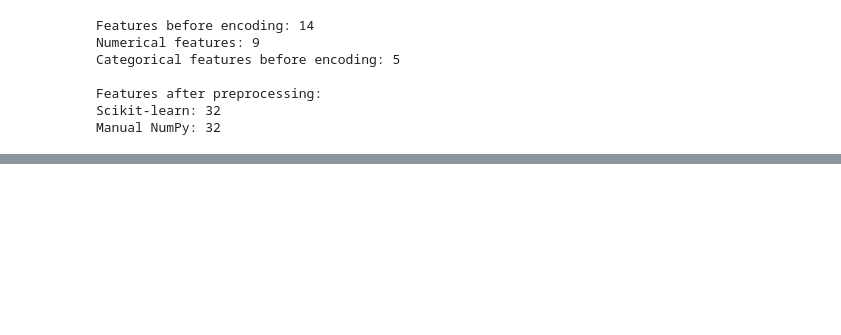
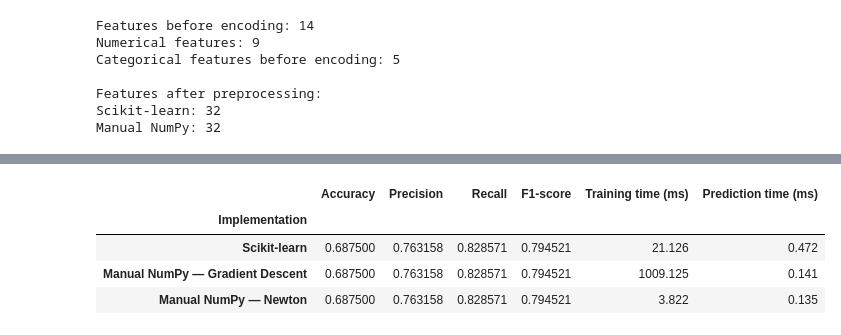
Before and after one commit to AbhikarshRaj/202618066_Abhikarsh_Raj_DS605, a Jupyter notebook: 202618066_LAB_5/202618066_Lab_05.ipynb, the cells around one changed output, grey strips where cells are left out. Saved outputs shown, nothing was run; the diff lists cells and outputs as text; code cells hidden in the pictures; blank space fills up the shorter version.

Commit message:
Beating Scikit with manual Approach

```diff
--- a/202618066_LAB_5/202618066_Lab_05.ipynb
+++ b/202618066_LAB_5/202618066_Lab_05.ipynb
@@ -673,6 +736,13 @@ print(f"RMSE:            {manual_lr_rmse:.6f}")
 print(f"R²:              {manual_lr_r2:.6f}")
 print(f"Training time:   {manual_lr_train_time * 1000:.3f} ms")
 print(f"Prediction time: {manual_lr_predict_time * 1000:.3f} ms")
+least_squares_results = {
+    "MAE": manual_lr_mae,
+    "RMSE": manual_lr_rmse,
+    "R²": manual_lr_r2,
+    "Training time (ms)": manual_lr_train_time * 1000,
+    "Prediction time (ms)": manual_lr_predict_time * 1000
+}
 # %% [output]
 MAE:             0.108565
 RMSE:            0.142306
@@ -1161,0 +1232,76 @@ Manual LGR training speedup after Newton optimization: 169.69x
+# %%
+import pandas as pd
+
+# Linear Regression: three implementations
+lr_comparison = pd.DataFrame.from_dict({
+    "Scikit-learn": {
+        "MAE": lr_mae,
+        "RMSE": lr_rmse,
+        "R²": lr_r2,
+        "Training time (ms)": lr_train_time * 1000,
+        "Prediction time (ms)": lr_predict_time * 1000
+    },
+    "Manual NumPy — Least Squares": least_squares_results,
+    "Manual NumPy — Normal Equations (Pseudoinverse)": normal_equation_results
+}, orient="index")
+
+lr_comparison.index.name = "Implementation"
+
+# Logistic Regression: three implementations
+lgr_comparison = pd.DataFrame({
+    "Implementation": [
+        "Scikit-learn",
+        "Manual NumPy — Gradient Descent",
+        "Manual NumPy — Newton"
+    ],
+    "Accuracy": [
+        log_accuracy,
+        manual_log_accuracy,
+        optimized_log_accuracy
+    ],
+    "Precision": [
+        log_precision,
+        manual_log_precision,
+        optimized_log_precision
+    ],
+    "Recall": [
+        log_recall,
+        manual_log_recall,
+        optimized_log_recall
+    ],
+    "F1-score": [
+        log_f1,
+        manual_log_f1,
+        optimized_log_f1
+    ],
+    "Training time (ms)": [
+        log_train_time * 1000,
+        manual_log_train_time * 1000,
+        optimized_log_train_time * 1000
+    ],
+    "Prediction time (ms)": [
+        log_predict_time * 1000,
+        manual_log_predict_time * 1000,
+        optimized_log_predict_time * 1000
+    ]
+}).set_index("Implementation")
+
+print("LINEAR REGRESSION COMPARISON")
+display(lr_comparison.style.format({
+    "MAE": "{:.6f}",
+    "RMSE": "{:.6f}",
+    "R²": "{:.6f}",
+    "Training time (ms)": "{:.3f}",
+    "Prediction time (ms)": "{:.3f}"
+}))
+
+print("\nLOGISTIC REGRESSION COMPARISON")
+display(lgr_comparison.style.format({
+    "Accuracy": "{:.6f}",
+    "Precision": "{:.6f}",
+    "Recall": "{:.6f}",
+    "F1-score": "{:.6f}",
+    "Training time (ms)": "{:.3f}",
+    "Prediction time (ms)": "{:.3f}"
+}))
+# %% [output]
@@ -1161,0 +1315,5 @@ Manual LGR training speedup after Newton optimization: 169.69x
+|  | Accuracy | Precision | Recall | F1-score | Training time (ms) | Prediction time (ms) |
+| Implementation |  |  |  |  |  |  |
+| Scikit-learn | 0.687500 | 0.763158 | 0.828571 | 0.794521 | 21.126 | 0.472 |
+| Manual NumPy — Gradient Descent | 0.687500 | 0.763158 | 0.828571 | 0.794521 | 1009.125 | 0.141 |
+| Manual NumPy — Newton | 0.687500 | 0.763158 | 0.828571 | 0.794521 | 3.822 | 0.135 |
```
Also changed, not shown: parts of 10 cells of this notebook, 1 other file.
